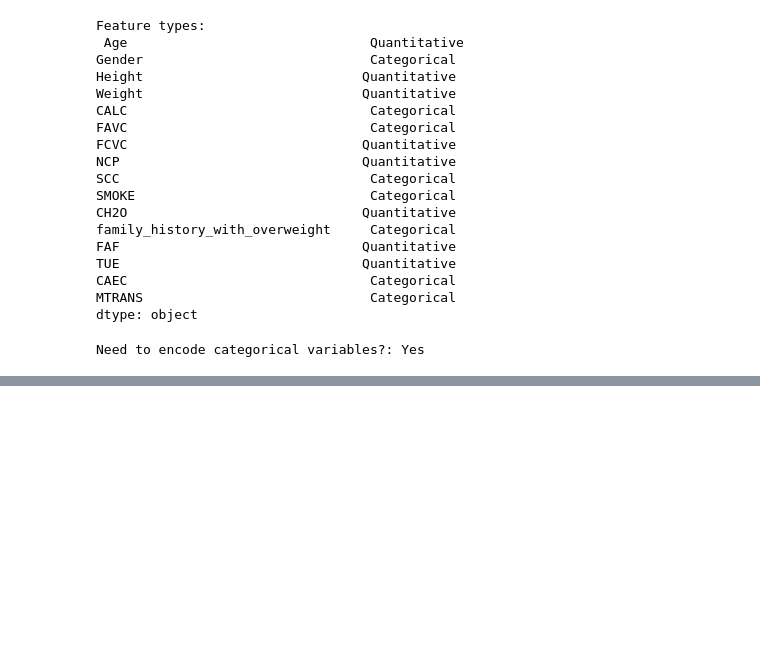
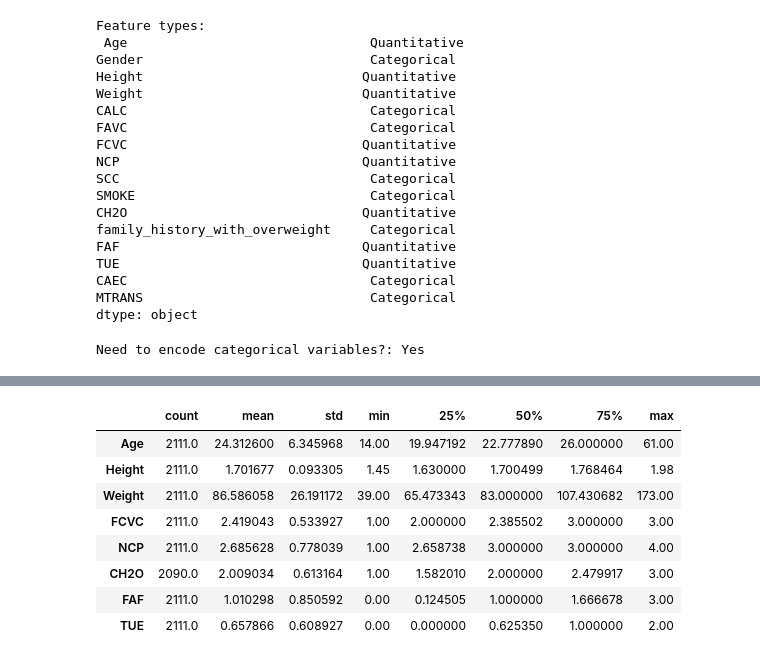
Before and after one commit to xDhruboVai/CSE422-Lab-Project, a Jupyter notebook: notebooks/0_dataset_description.ipynb, the cells around one changed output, grey strips where cells are left out. Drawn from its saved outputs; the diff is of its cells as text; code cells hidden in the pictures; blank space fills up the shorter version.

```diff
--- a/notebooks/0_dataset_description.ipynb
+++ b/notebooks/0_dataset_description.ipynb
@@ -65,0 +123,12 @@ Need to encode categorical variables?: Yes
+# %%
+numerical_data.describe().T
+# %% [output]
+|  | count | mean | std | min | 25% | 50% | 75% | max |
+| Age | 2111.0 | 24.312600 | 6.345968 | 14.00 | 19.947192 | 22.777890 | 26.000000 | 61.00 |
+| Height | 2111.0 | 1.701677 | 0.093305 | 1.45 | 1.630000 | 1.700499 | 1.768464 | 1.98 |
+| Weight | 2111.0 | 86.586058 | 26.191172 | 39.00 | 65.473343 | 83.000000 | 107.430682 | 173.00 |
+| FCVC | 2111.0 | 2.419043 | 0.533927 | 1.00 | 2.000000 | 2.385502 | 3.000000 | 3.00 |
+| NCP | 2111.0 | 2.685628 | 0.778039 | 1.00 | 2.658738 | 3.000000 | 3.000000 | 4.00 |
+| CH2O | 2090.0 | 2.009034 | 0.613164 | 1.00 | 1.582010 | 2.000000 | 2.479917 | 3.00 |
+| FAF | 2111.0 | 1.010298 | 0.850592 | 0.00 | 0.124505 | 1.000000 | 1.666678 | 3.00 |
+| TUE | 2111.0 | 0.657866 | 0.608927 | 0.00 | 0.000000 | 0.625350 | 1.000000 | 2.00 |
```
Also changed, not shown: parts of 10 cells of this notebook, 8 other files.
